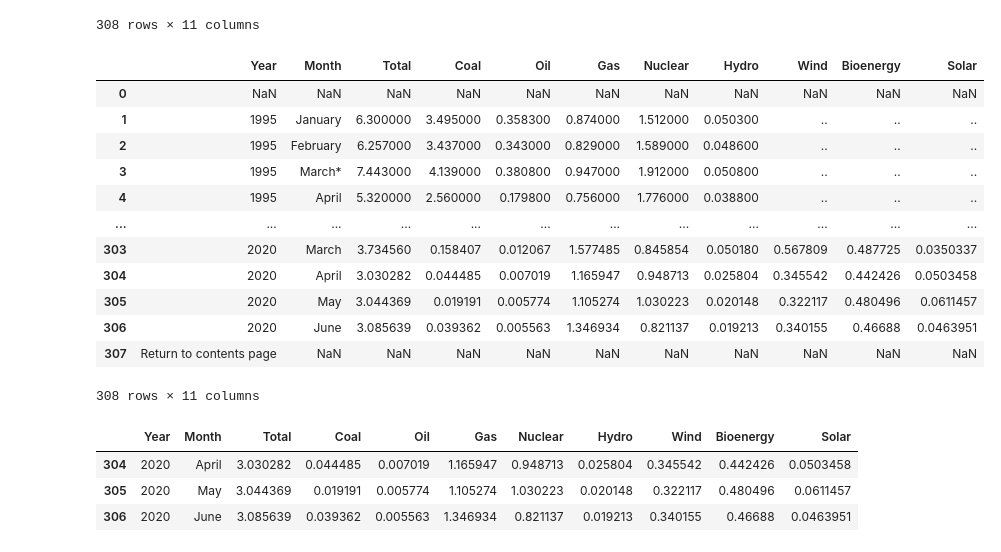
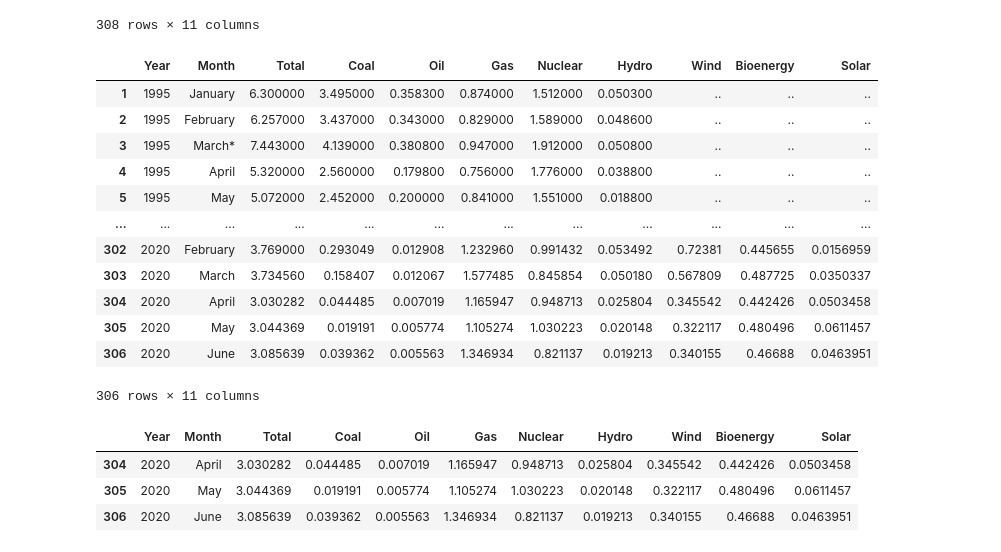
Before and after one commit to abbielms/Big_Data_Challenge_2020, a Jupyter notebook: Big_Data_Challenge_2020.ipynb, the cells around one changed output. Drawn from its saved outputs; the diff is of its cells as text; code cells hidden in the pictures.

```diff
--- a/Big_Data_Challenge_2020.ipynb
+++ b/Big_Data_Challenge_2020.ipynb
@@ -56,22 +56,23 @@ elec_gen_by_MPP_Q2_months
 # %%
 # Rename unlabled columns from the data set
 
-elec_gen_by_MPP_Q2_months_clean = elec_gen_by_MPP_Q2_months.rename(columns = {'Unnamed: 0':'Year', 'Unnamed: 1':'Month'})
+elec_gen_by_MPP_Q2_months_clean = elec_gen_by_MPP_Q2_months.rename(columns = {'Unnamed: 0':'Year', 'Unnamed: 1':'Month'})\
+                                                            .drop(index=[0, 307])
 elec_gen_by_MPP_Q2_months_clean
 # %% [output]
 |  | Year | Month | Total | Coal | Oil | Gas | Nuclear | Hydro | Wind | Bioenergy | Solar |
-| 0 | NaN | NaN | NaN | NaN | NaN | NaN | NaN | NaN | NaN | NaN | NaN |
 | 1 | 1995 | January | 6.300000 | 3.495000 | 0.358300 | 0.874000 | 1.512000 | 0.050300 | .. | .. | .. |
 | 2 | 1995 | February | 6.257000 | 3.437000 | 0.343000 | 0.829000 | 1.589000 | 0.048600 | .. | .. | .. |
 | 3 | 1995 | March* | 7.443000 | 4.139000 | 0.380800 | 0.947000 | 1.912000 | 0.050800 | .. | .. | .. |
 | 4 | 1995 | April | 5.320000 | 2.560000 | 0.179800 | 0.756000 | 1.776000 | 0.038800 | .. | .. | .. |
+| 5 | 1995 | May | 5.072000 | 2.452000 | 0.200000 | 0.841000 | 1.551000 | 0.018800 | .. | .. | .. |
 | ... | ... | ... | ... | ... | ... | ... | ... | ... | ... | ... | ... |
+| 302 | 2020 | February | 3.769000 | 0.293049 | 0.012908 | 1.232960 | 0.991432 | 0.053492 | 0.72381 | 0.445655 | 0.0156959 |
 | 303 | 2020 | March | 3.734560 | 0.158407 | 0.012067 | 1.577485 | 0.845854 | 0.050180 | 0.567809 | 0.487725 | 0.0350337 |
 | 304 | 2020 | April | 3.030282 | 0.044485 | 0.007019 | 1.165947 | 0.948713 | 0.025804 | 0.345542 | 0.442426 | 0.0503458 |
 | 305 | 2020 | May | 3.044369 | 0.019191 | 0.005774 | 1.105274 | 1.030223 | 0.020148 | 0.322117 | 0.480496 | 0.0611457 |
 | 306 | 2020 | June | 3.085639 | 0.039362 | 0.005563 | 1.346934 | 0.821137 | 0.019213 | 0.340155 | 0.46688 | 0.0463951 |
-| 307 | Return to contents page | NaN | NaN | NaN | NaN | NaN | NaN | NaN | NaN | NaN | NaN |
-308 rows × 11 columns
+306 rows × 11 columns
 # %%
 # Create a seperate dataframe with just April, May and June 2020 data
 
```
Also changed, not shown: parts of 11 cells of this notebook.
